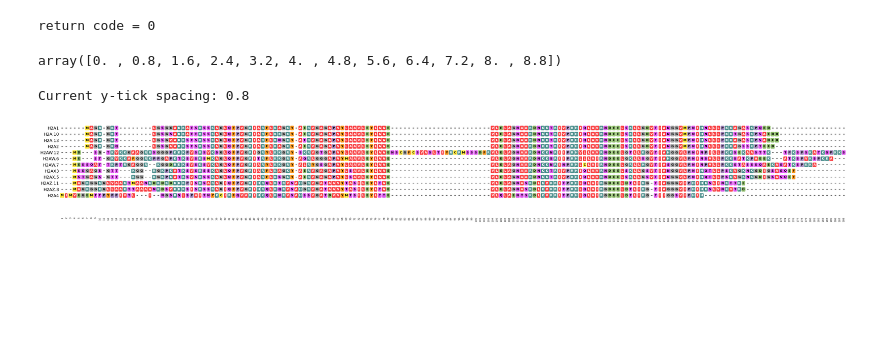
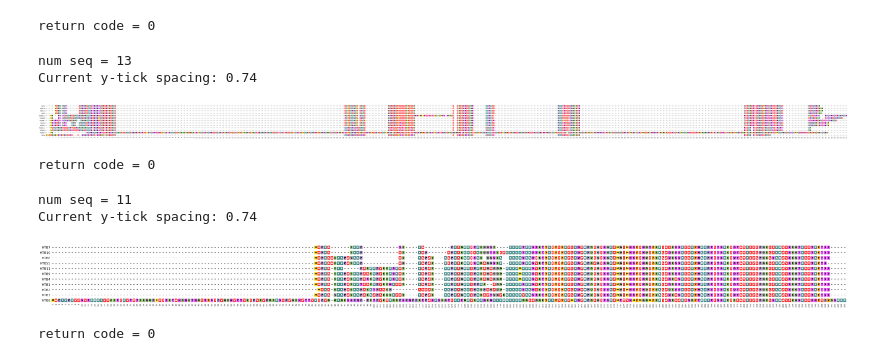
Before and after one commit to roomy-tadpole2/histone_scrirpts, a Jupyter notebook: histone_seq_anal/call_clastalO.ipynb, the cells around one changed output. Saved outputs shown, nothing was run; the diff lists cells and outputs as text; code cells hidden in the pictures; blank space fills up the shorter version.

```diff
--- a/histone_seq_anal/call_clastalO.ipynb
+++ b/histone_seq_anal/call_clastalO.ipynb
@@ -11,15 +11,30 @@ def call_clustalo_omega(input_fasta, output_fasta):
         print(f"command = {command}")
     else:
         print(f"return code = {res.returncode}")
-
-call_clustalo_omega("data\\H2A\\H2A.fasta", "data\\H2A\\H2A_result.fasta")
-# %% [output]
-return code = 0
+# %%
+call_clustalo_omega("data\\H2A\\H2A.fasta", "data\\H2A\\H2A_result.fasta")
+# %% [output]
+return code = 0
 # %%
 from plot import plot
 plot(input_file_path="data\\H2A\\H2A_result.fasta",
-     output_file_path="data\\H2A\\H2A_result.pdf", y_zip=0.8)
+     output_file_path="data\\H2A\\H2A_result.pdf", y_zip=0.74)
 # %% [output]
-array([0. , 0.8, 1.6, 2.4, 3.2, 4. , 4.8, 5.6, 6.4, 7.2, 8. , 8.8])
+num seq = 13
+Current y-tick spacing: 0.74
-Current y-tick spacing: 0.8
-[figure, old version]
+[figure, new version]
+# %%
+call_clustalo_omega("data\\H2B\\H2B.fasta", "data\\H2B\\H2B_result.fasta")
+# %% [output]
+return code = 0
+# %%
+plot(input_file_path="data\\H2B\\H2B_result.fasta",
+     output_file_path="data\\H2B\\H2B_result.pdf", y_zip=0.74)
+# %% [output]
+num seq = 11
+Current y-tick spacing: 0.74
+[figure, added]
+# %%
+call_clustalo_omega("data\\H3\\H3.fasta", "data\\H3\\H3_result.fasta")
+# %% [output]
+return code = 0
```
Also changed, not shown: parts of 3 cells of this notebook, 13 other files.
